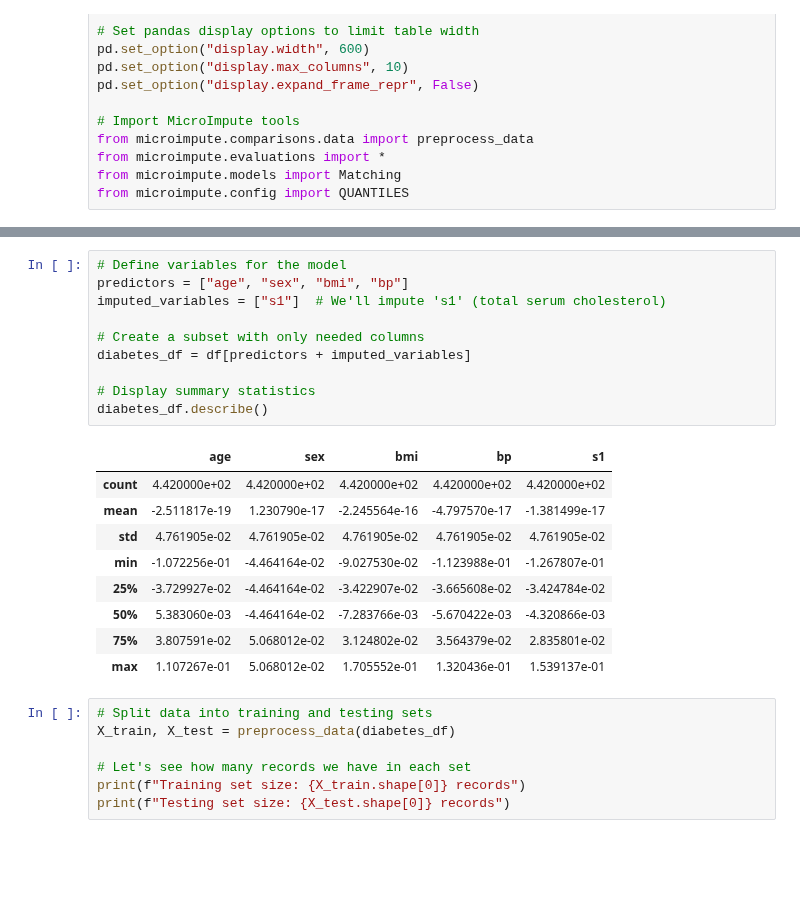
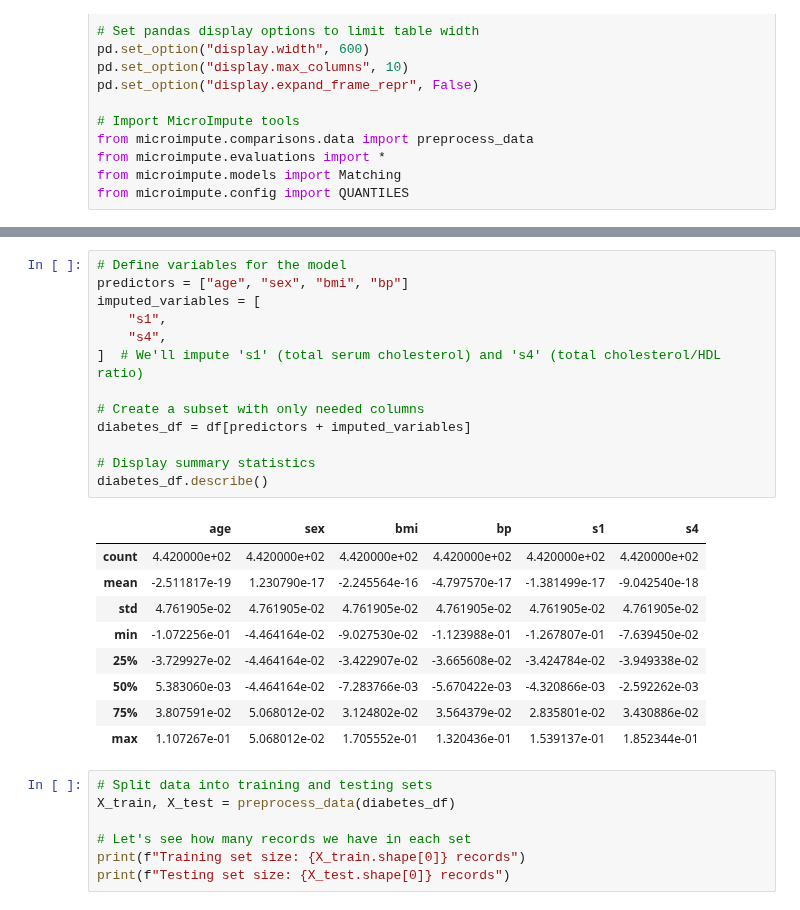
Before and after one commit to juaristi22/microimpute, a Jupyter notebook: docs/models/matching/matching-imputation.ipynb, the cells around one changed output, grey strips where cells are left out. Saved outputs shown, nothing was run; the diff lists cells and outputs as text; blank space fills up the shorter version.

```diff
--- a/docs/models/matching/matching-imputation.ipynb
+++ b/docs/models/matching/matching-imputation.ipynb
@@ -40,23 +42,26 @@ df.head()
 # %%
 # Define variables for the model
 predictors = ["age", "sex", "bmi", "bp"]
-imputed_variables = ["s1"]  # We'll impute 's1' (total serum cholesterol)
+imputed_variables = [
+    "s1",
+    "s4",
+]  # We'll impute 's1' (total serum cholesterol) and 's4' (total cholesterol/HDL ratio)
 
 # Create a subset with only needed columns
 diabetes_df = df[predictors + imputed_variables]
 
 # Display summary statistics
 diabetes_df.describe()
 # %% [output]
-|  | age | sex | bmi | bp | s1 |
-| count | 4.420000e+02 | 4.420000e+02 | 4.420000e+02 | 4.420000e+02 | 4.420000e+02 |
-| mean | -2.511817e-19 | 1.230790e-17 | -2.245564e-16 | -4.797570e-17 | -1.381499e-17 |
-| std | 4.761905e-02 | 4.761905e-02 | 4.761905e-02 | 4.761905e-02 | 4.761905e-02 |
-| min | -1.072256e-01 | -4.464164e-02 | -9.027530e-02 | -1.123988e-01 | -1.267807e-01 |
-| 25% | -3.729927e-02 | -4.464164e-02 | -3.422907e-02 | -3.665608e-02 | -3.424784e-02 |
-| 50% | 5.383060e-03 | -4.464164e-02 | -7.283766e-03 | -5.670422e-03 | -4.320866e-03 |
-| 75% | 3.807591e-02 | 5.068012e-02 | 3.124802e-02 | 3.564379e-02 | 2.835801e-02 |
-| max | 1.107267e-01 | 5.068012e-02 | 1.705552e-01 | 1.320436e-01 | 1.539137e-01 |
+|  | age | sex | bmi | bp | s1 | s4 |
+| count | 4.420000e+02 | 4.420000e+02 | 4.420000e+02 | 4.420000e+02 | 4.420000e+02 | 4.420000e+02 |
+| mean | -2.511817e-19 | 1.230790e-17 | -2.245564e-16 | -4.797570e-17 | -1.381499e-17 | -9.042540e-18 |
+| std | 4.761905e-02 | 4.761905e-02 | 4.761905e-02 | 4.761905e-02 | 4.761905e-02 | 4.761905e-02 |
+| min | -1.072256e-01 | -4.464164e-02 | -9.027530e-02 | -1.123988e-01 | -1.267807e-01 | -7.639450e-02 |
+| 25% | -3.729927e-02 | -4.464164e-02 | -3.422907e-02 | -3.665608e-02 | -3.424784e-02 | -3.949338e-02 |
+| 50% | 5.383060e-03 | -4.464164e-02 | -7.283766e-03 | -5.670422e-03 | -4.320866e-03 | -2.592262e-03 |
+| 75% | 3.807591e-02 | 5.068012e-02 | 3.124802e-02 | 3.564379e-02 | 2.835801e-02 | 3.430886e-02 |
+| max | 1.107267e-01 | 5.068012e-02 | 1.705552e-01 | 1.320436e-01 | 1.539137e-01 | 1.852344e-01 |
 # %%
 # Split data into training and testing sets
 X_train, X_test = preprocess_data(diabetes_df)
```
Also changed, not shown: parts of 4 cells of this notebook, 8 other files.
